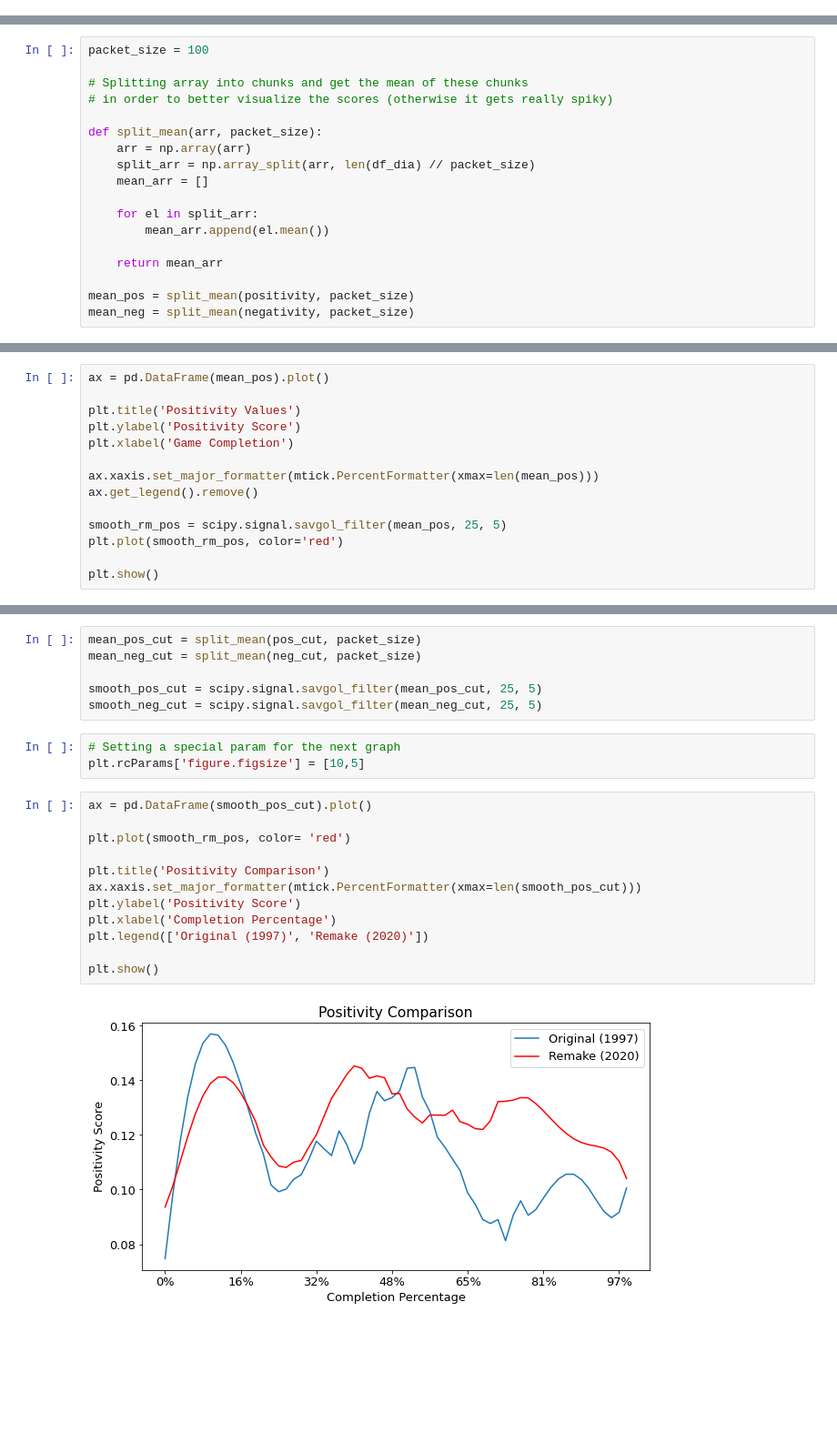
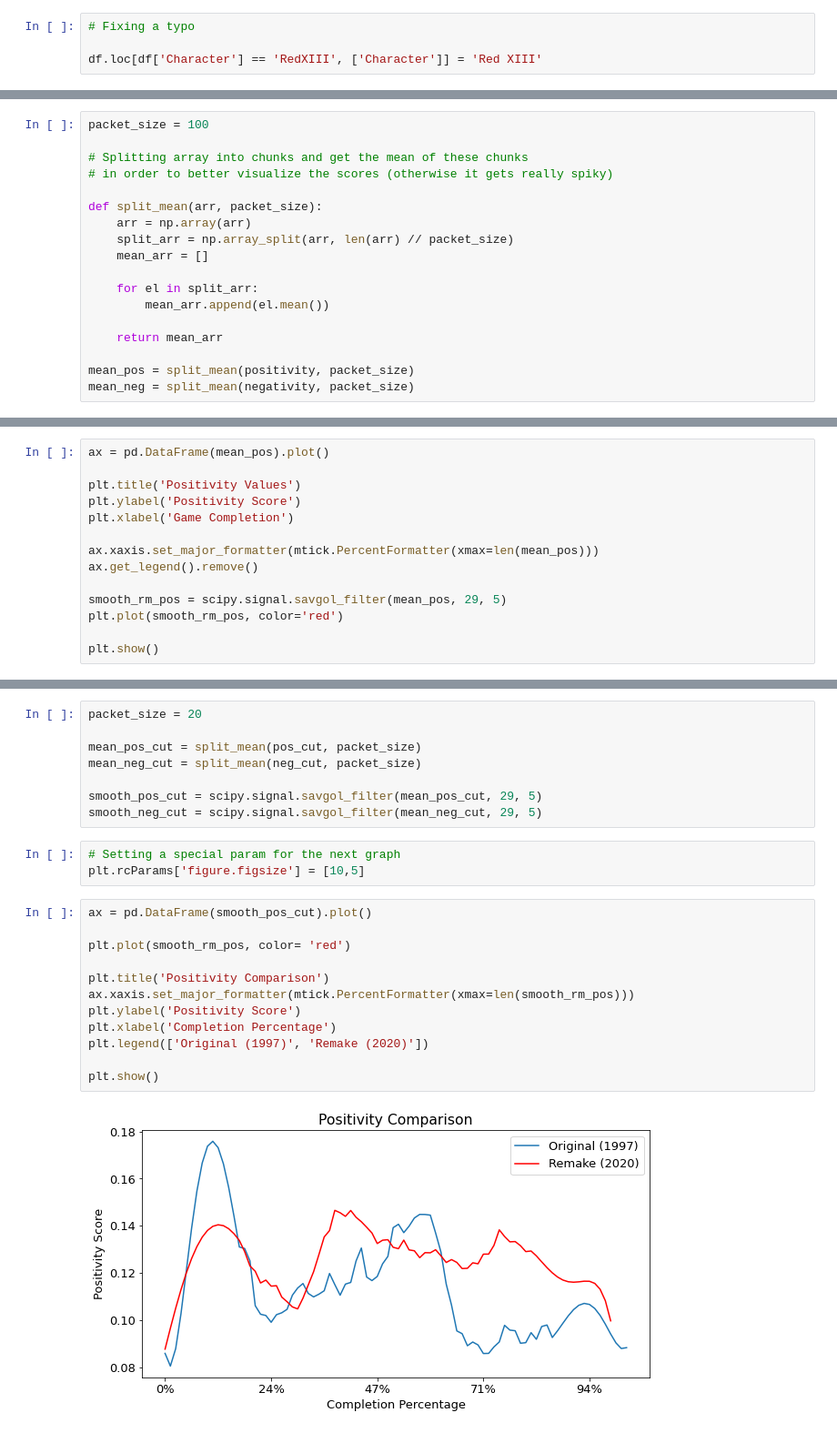
Before and after one commit to kgndnc/finalfantasy7-script-nlp, a Jupyter notebook: FF7_Script_NLP.ipynb, the cells around one changed output, grey strips where cells are left out. Shown: that part at 91% size. Saved outputs shown, nothing was run; the diff lists cells and outputs as text; blank space fills up the shorter version.

```diff
--- a/FF7_Script_NLP.ipynb
+++ b/FF7_Script_NLP.ipynb
@@ -76,3 +70,7 @@ for index in wrong_name:
+# %%
+# Fixing a typo
+
+df.loc[df['Character'] == 'RedXIII', ['Character']] = 'Red XIII'
 # %%
 cloud_dialogue_perc = df.query("Character == 'Cloud'").count()['Dialogue'] / df.count()['Dialogue'] * 100
 print(f'Cloud\'s dialogue percentage: {cloud_dialogue_perc:.2f}%')
@@ -149,7 +147,7 @@ packet_size = 100
 
 def split_mean(arr, packet_size):
     arr = np.array(arr)
-    split_arr = np.array_split(arr, len(df_dia) // packet_size)
+    split_arr = np.array_split(arr, len(arr) // packet_size)
     mean_arr = []
 
     for el in split_arr:
@@ -300,7 +298,7 @@ plt.xlabel('Game Completion')
 ax.xaxis.set_major_formatter(mtick.PercentFormatter(xmax=len(mean_pos)))
 ax.get_legend().remove()
 
-smooth_rm_pos = scipy.signal.savgol_filter(mean_pos, 25, 5)
+smooth_rm_pos = scipy.signal.savgol_filter(mean_pos, 29, 5)
 plt.plot(smooth_rm_pos, color='red')
 
 plt.show()
@@ -337,25 +335,27 @@ df_dia.iloc[1769]
 pos_cut = positivity[:1769]
 neg_cut = negativity[:1769]
 # %%
+packet_size = 20
+
 mean_pos_cut = split_mean(pos_cut, packet_size)
 mean_neg_cut = split_mean(neg_cut, packet_size)
 
-smooth_pos_cut = scipy.signal.savgol_filter(mean_pos_cut, 25, 5)
-smooth_neg_cut = scipy.signal.savgol_filter(mean_neg_cut, 25, 5)
+smooth_pos_cut = scipy.signal.savgol_filter(mean_pos_cut, 29, 5)
+smooth_neg_cut = scipy.signal.savgol_filter(mean_neg_cut, 29, 5)
 # %%
 # Setting a special param for the next graph
 plt.rcParams['figure.figsize'] = [10,5]
 # %%
 ax = pd.DataFrame(smooth_pos_cut).plot()
 
 plt.plot(smooth_rm_pos, color= 'red')
 
 plt.title('Positivity Comparison')
-ax.xaxis.set_major_formatter(mtick.PercentFormatter(xmax=len(smooth_pos_cut)))
+ax.xaxis.set_major_formatter(mtick.PercentFormatter(xmax=len(smooth_rm_pos)))
 plt.ylabel('Positivity Score')
 plt.xlabel('Completion Percentage')
 plt.legend(['Original (1997)', 'Remake (2020)'])
 
 plt.show()
 # %% [output]
-[figure, old version]
+[figure, new version]
```
Also changed, not shown: parts of 6 cells of this notebook, 1 other file.
